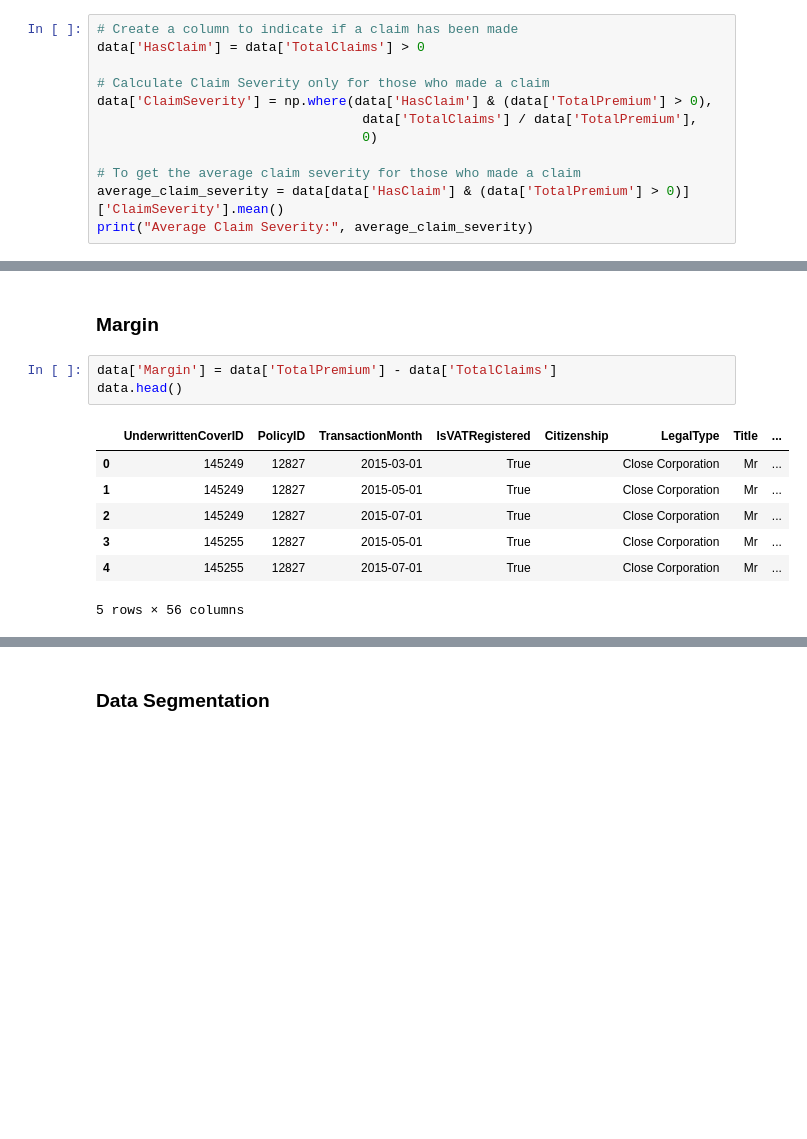
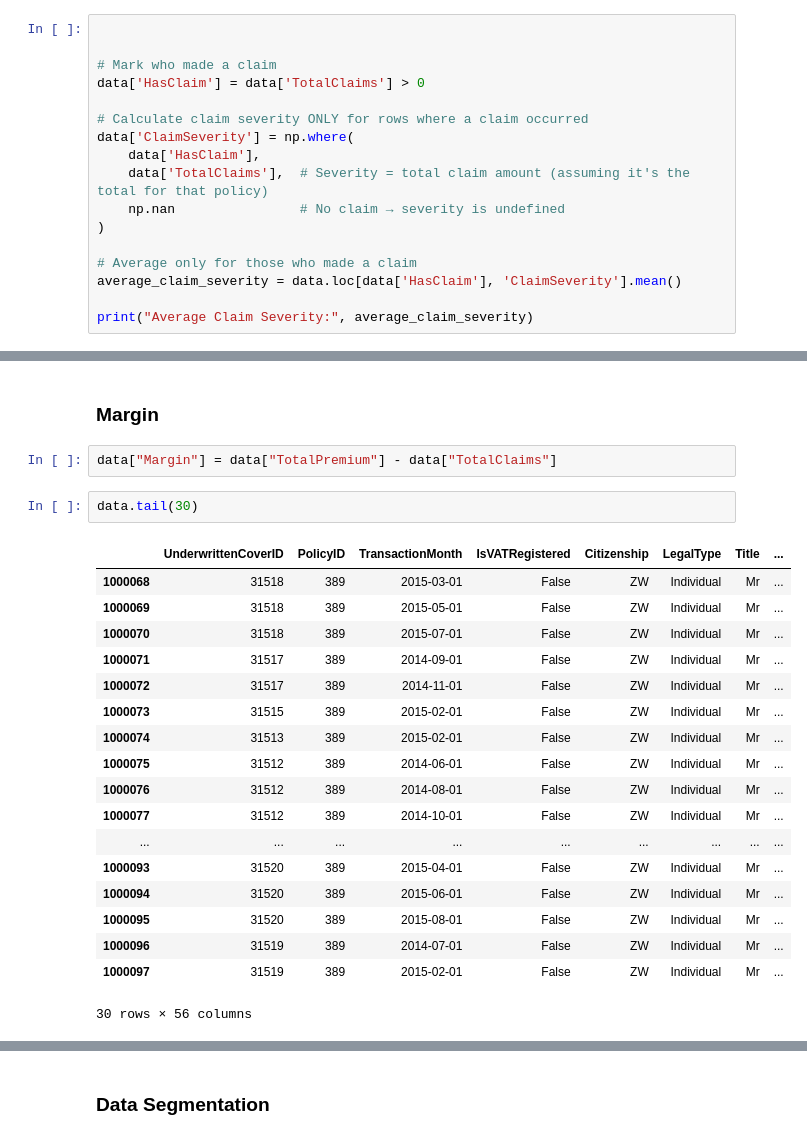
Before and after one commit to Samrizee/End-to-End-Insurance-Risk-Analytics-Predictive-Modeling, a Jupyter notebook: notebooks/Statistical_validation.ipynb, the cells around one changed output, grey strips where cells are left out. Cells and saved outputs as stored; diff of their text form; blank space fills up the shorter version.

```diff
--- a/notebooks/Statistical_validation.ipynb
+++ b/notebooks/Statistical_validation.ipynb
@@ -77,15 +76,20 @@ print("Number of records with zero TotalPremium:", zero_premium_count)
 # %% [output]
 Number of records with zero TotalPremium: 381634
 # %%
-# Create a column to indicate if a claim has been made
+
+
+# Mark who made a claim
 data['HasClaim'] = data['TotalClaims'] > 0
 
-# Calculate Claim Severity only for those who made a claim
-data['ClaimSeverity'] = np.where(data['HasClaim'] & (data['TotalPremium'] > 0),
-                                  data['TotalClaims'] / data['TotalPremium'],
-                                  0)
+# Calculate claim severity ONLY for rows where a claim occurred
+data['ClaimSeverity'] = np.where(
+    data['HasClaim'],
+    data['TotalClaims'],  # Severity = total claim amount (assuming it's the total for that policy)
+    np.nan                # No claim → severity is undefined
+)
 
-# To get the average claim severity for those who made a claim
-average_claim_severity = data[data['HasClaim'] & (data['TotalPremium'] > 0)]['ClaimSeverity'].mean()
+# Average only for those who made a claim
+average_claim_severity = data.loc[data['HasClaim'], 'ClaimSeverity'].mean()
+
 print("Average Claim Severity:", average_claim_severity)
 # %% [output]
@@ -93,13 +107,25 @@ Average Claim Severity: 81.94613366805969
 # %% [markdown]
 ### Margin
 # %%
-data['Margin'] = data['TotalPremium'] - data['TotalClaims']
-data.head()
+data["Margin"] = data["TotalPremium"] - data["TotalClaims"]
-# %% [output]
-|  | UnderwrittenCoverID | PolicyID | TransactionMonth | IsVATRegistered | Citizenship | LegalType | Title | ... |
-| 0 | 145249 | 12827 | 2015-03-01 | True |  | Close Corporation | Mr | ... |
-| 1 | 145249 | 12827 | 2015-05-01 | True |  | Close Corporation | Mr | ... |
-| 2 | 145249 | 12827 | 2015-07-01 | True |  | Close Corporation | Mr | ... |
-| 3 | 145255 | 12827 | 2015-05-01 | True |  | Close Corporation | Mr | ... |
-| 4 | 145255 | 12827 | 2015-07-01 | True |  | Close Corporation | Mr | ... |
-5 rows × 56 columns
+# %%
+data.tail(30)
+# %% [output]
+|  | UnderwrittenCoverID | PolicyID | TransactionMonth | IsVATRegistered | Citizenship | LegalType | Title | ... |
+| 1000068 | 31518 | 389 | 2015-03-01 | False | ZW | Individual | Mr | ... |
+| 1000069 | 31518 | 389 | 2015-05-01 | False | ZW | Individual | Mr | ... |
+| 1000070 | 31518 | 389 | 2015-07-01 | False | ZW | Individual | Mr | ... |
+| 1000071 | 31517 | 389 | 2014-09-01 | False | ZW | Individual | Mr | ... |
+| 1000072 | 31517 | 389 | 2014-11-01 | False | ZW | Individual | Mr | ... |
+| 1000073 | 31515 | 389 | 2015-02-01 | False | ZW | Individual | Mr | ... |
+| 1000074 | 31513 | 389 | 2015-02-01 | False | ZW | Individual | Mr | ... |
+| 1000075 | 31512 | 389 | 2014-06-01 | False | ZW | Individual | Mr | ... |
+| 1000076 | 31512 | 389 | 2014-08-01 | False | ZW | Individual | Mr | ... |
+| 1000077 | 31512 | 389 | 2014-10-01 | False | ZW | Individual | Mr | ... |
+| ... | ... | ... | ... | ... | ... | ... | ... | ... |
+| 1000093 | 31520 | 389 | 2015-04-01 | False | ZW | Individual | Mr | ... |
+| 1000094 | 31520 | 389 | 2015-06-01 | False | ZW | Individual | Mr | ... |
+| 1000095 | 31520 | 389 | 2015-08-01 | False | ZW | Individual | Mr | ... |
+| 1000096 | 31519 | 389 | 2014-07-01 | False | ZW | Individual | Mr | ... |
+| 1000097 | 31519 | 389 | 2015-02-01 | False | ZW | Individual | Mr | ... |
+30 rows × 56 columns
```
Also changed, not shown: parts of 17 cells of this notebook.
